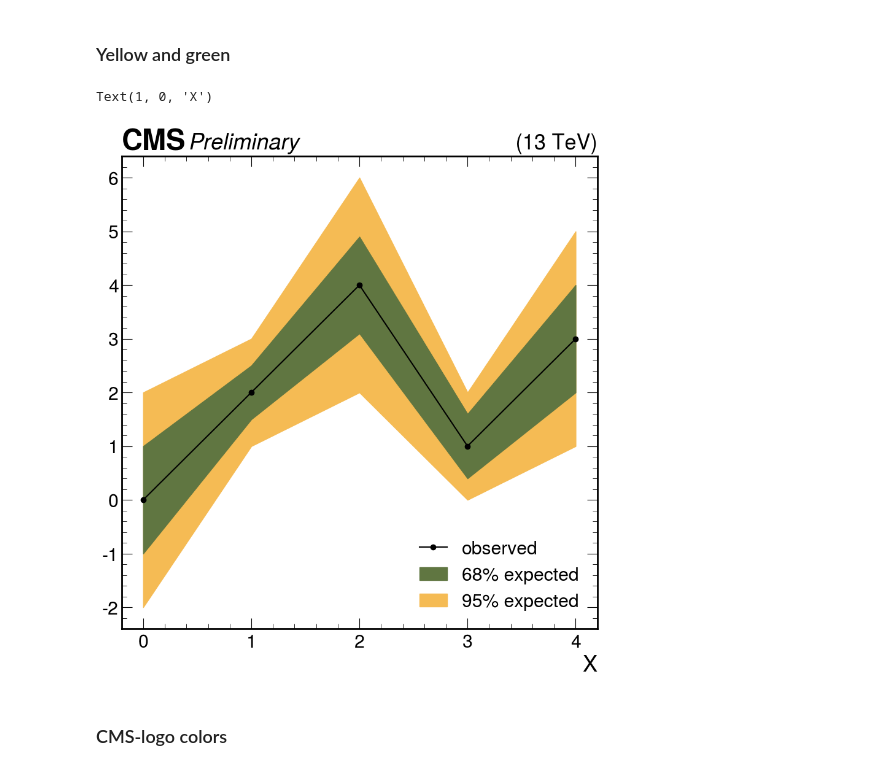
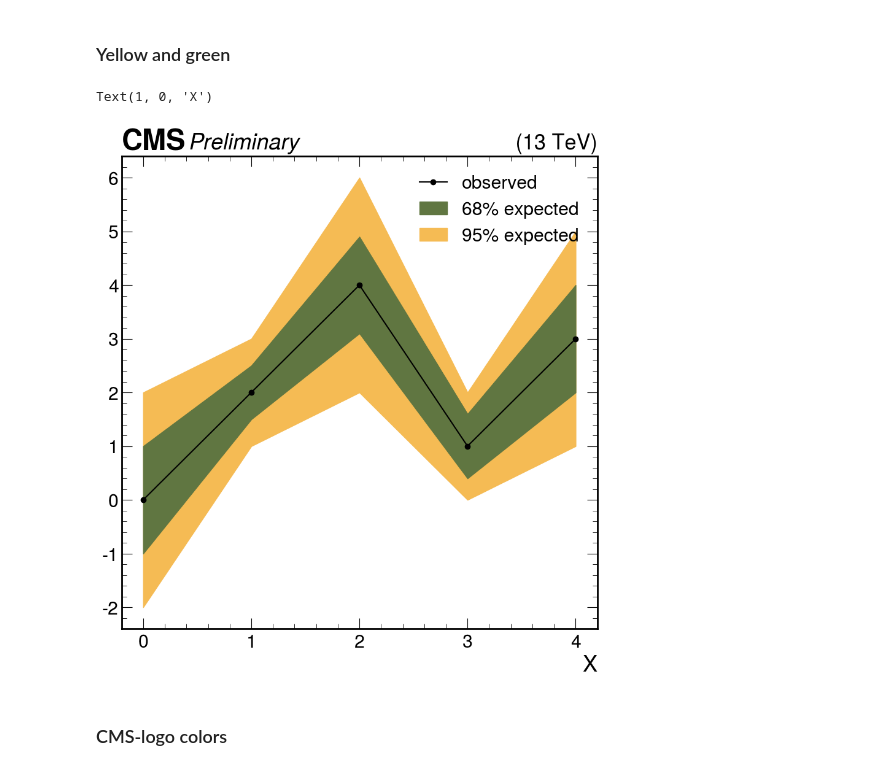
Before and after one commit to ttedeschi/tutorial_CAT, a Jupyter notebook: 3-tutorial_CAT_limitplot.ipynb, the cells around one changed output. Drawn from its saved outputs; the diff is of its cells as text; code cells hidden in the pictures.

```diff
--- a/3-tutorial_CAT_limitplot.ipynb
+++ b/3-tutorial_CAT_limitplot.ipynb
@@ -52,30 +50,30 @@ ey2 = [1, 0.5, 0.9, 0.6, 1]
 # %%
 # Load CMS style including color-scheme (it's an editable dict)
 plt.style.use(hep.style.CMS)
 
 # Setup matplotlib figure
 fig, ax = plt.subplots()
 
 green = '#607641'
 yellow = '#F5BB54'
 plt.plot(x, y, color='k', marker='o', label = "observed", zorder=10)
 plt.fill_between(np.asarray(x),
                  np.asarray(y)+np.asarray(ey2),
                  np.asarray(y)-np.asarray(ey2), color=green, label = "68% expected", zorder=3)
 plt.fill_between(np.asarray(x),
                  np.asarray(y)+np.asarray(ey),
                  np.asarray(y)-np.asarray(ey), color=yellow, label = "95% expected")
 
 
 # Style
 hep.cms.label("Preliminary", data = True);
 
 # Style
-plt.legend()
+plt.legend(loc=1)
 ax.set_xlabel("X")
 # %% [output]
 Text(1, 0, 'X')
-[figure, old version]
+[figure, new version]
 # %% [markdown]
 ### CMS-logo colors
 # %%
```
Also changed, not shown: parts of 6 cells of this notebook, 2 other files.
